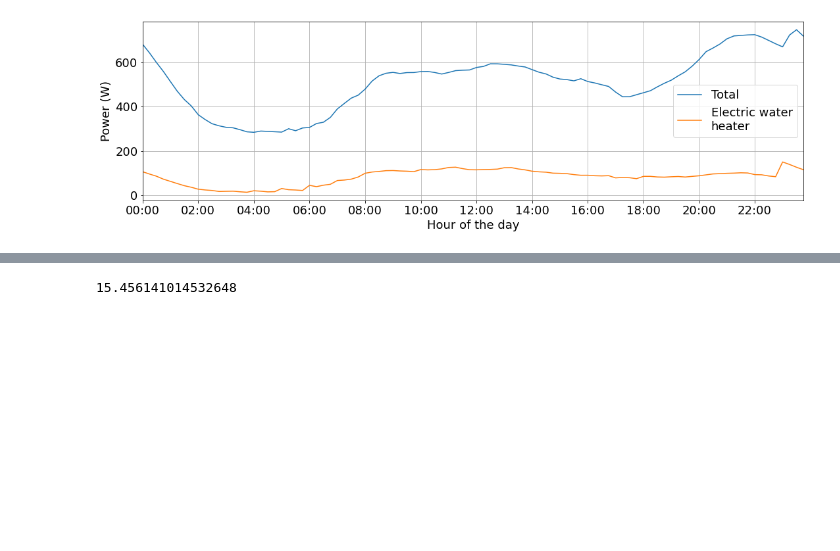
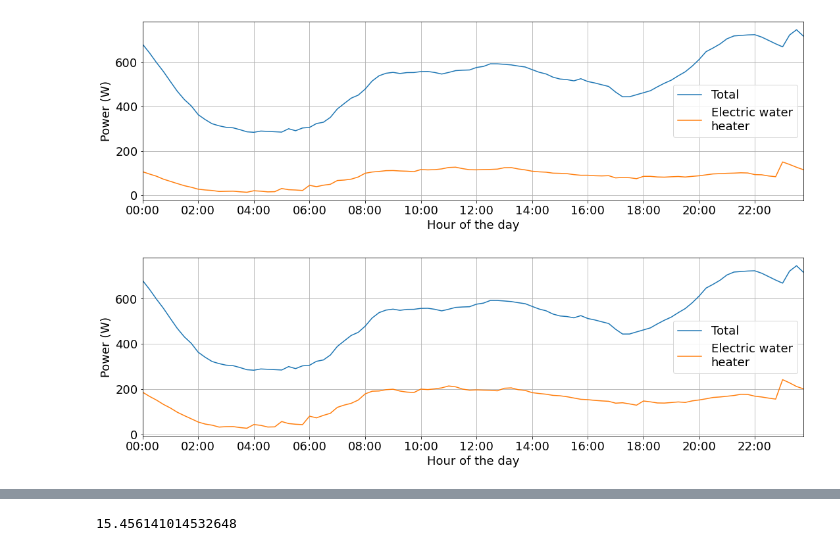
Before and after one commit to jpchavat/ecd-uy, a Jupyter notebook: EWH-subset-Technical-validation.ipynb, the cells around one changed output, grey strips where cells are left out. Drawn from its saved outputs; the diff is of its cells as text; code cells hidden in the pictures; blank space fills up the shorter version.

Commit message:
Update total vs ewh consumption plots

```diff
--- a/EWH-subset-Technical-validation.ipynb
+++ b/EWH-subset-Technical-validation.ipynb
@@ -90,6 +94,9 @@ Range of datetimes: 2019-07-15 14:37:34-03:00 to 2020-10-26 17:33:03-03:00
 | 2 | 2019-07-15 14:39:34-03:00 | 115609 | 0 | 224 |
 | 3 | 2019-07-15 14:40:34-03:00 | 115609 | 0 | 224 |
 | 4 | 2019-07-15 14:41:34-03:00 | 115609 | 0 | 225 |
+# %%
+# Preserve electric water heater consumption as it is in the CSV files
+data_appl_consum_original = data_appl_consum
 # %%
 
 print(data_appl_consum.shape)
@@ -627,3 +634,31 @@ _ = plt.xticks(
 )
 # %% [output]
 [figure]
+# %%
+plt.rcParams.update({'font.size': 18})
+
+# data_total_consum_tmp comes from the previous cell
+ax = data_total_consum_tmp.plot(
+    grid=True,
+)
+
+data_appl_consum_original_tmp = data_appl_consum_original[["datetime", "power"]].resample("15min", on="datetime").mean()
+data_appl_consum_original_tmp = data_appl_consum_original_tmp.groupby(
+    [data_appl_consum_original_tmp.index.hour, data_appl_consum_original_tmp.index.minute]
+).mean()
+data_appl_consum_original_tmp.plot(
+    grid=True, ax=ax
+)
+
+
+# plt.title("Total and electric water heater 15-minutes average power consumption.")
+plt.xlabel("Hour of the day")
+plt.ylabel("Power (W)")
+plt.legend(['Total', 'Electric water\nheater'])
+_ = plt.xticks(
+    range(0,96,8),
+    ["{:02d}:{:02d}".format(i, j) for i in range(0,24, 2) for j in range(0,60, 60)],
+    rotation=0
+)
+# %% [output]
+[figure, added]
```
Also changed, not shown: parts of 3 cells of this notebook.
